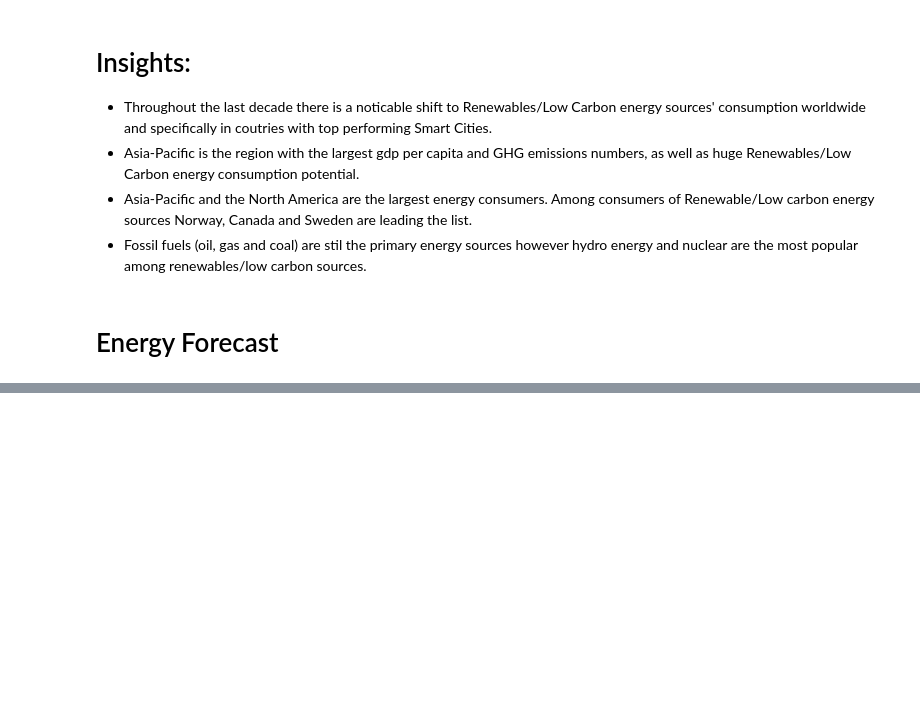
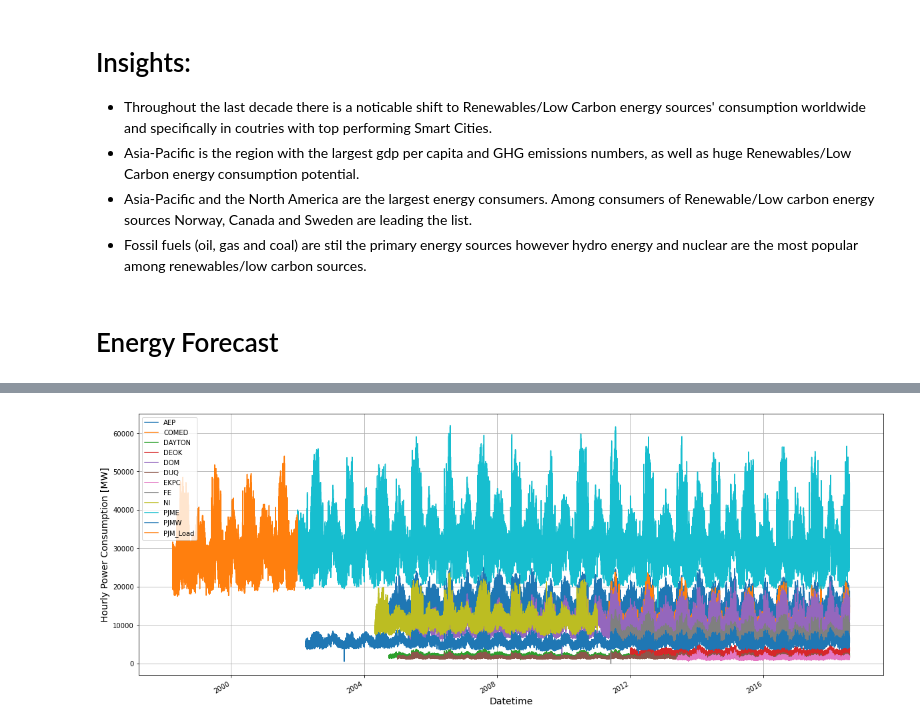
Before and after one commit to Edoardo1996/iornhack-final-project, a Jupyter notebook: main.ipynb, the cells around one changed output, grey strips where cells are left out. Drawn from its saved outputs; the diff is of its cells as text; code cells hidden in the pictures; blank space fills up the shorter version.

```diff
--- a/main.ipynb
+++ b/main.ipynb
@@ -796,0 +814,3 @@ plt.show()
+# %%
+# Data is saved in parquet format so schema is preserved.
+hcons_raw = pd.read_parquet('datasets/forecast/est_hourly.paruqet')
@@ -796,0 +873,7 @@ plt.show()
+# %%
+ax = hcons_raw.plot(figsize=(20, 8))
+ax.set_xlabel('Datetime', fontsize=14)
+ax.set_ylabel('Hourly Power Consumption [MW]', fontsize=14)
+ax.grid()
+# %% [output]
+[figure, added]
```
Also changed, not shown: parts of 55 cells of this notebook, 4 other files.
